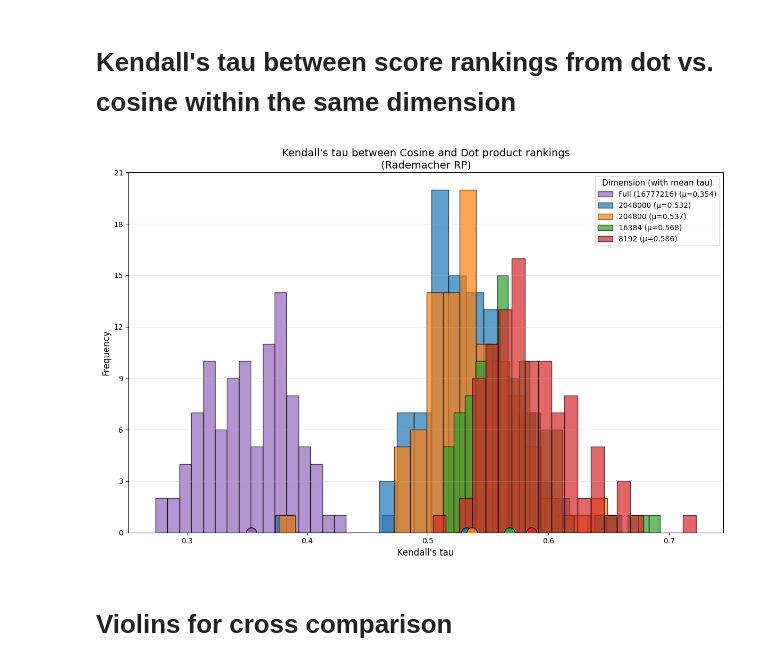
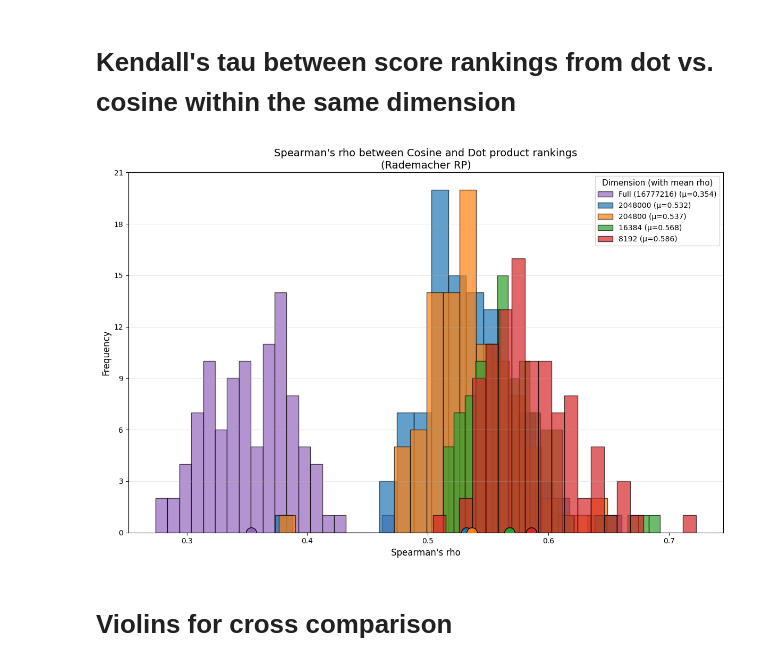
Before and after one commit to DarynaKalinchuk/Gradient_dimensionality_reduction, a Jupyter notebook: DAP_main_results.ipynb, the cells around one changed output. Saved outputs shown, nothing was run; the diff lists cells and outputs as text; code cells hidden in the pictures.

```diff
--- a/DAP_main_results.ipynb
+++ b/DAP_main_results.ipynb
@@ -665,37 +667,37 @@ dimensions = {
     '16384': (folders['rademacher']['16384']['cosine'], folders['rademacher']['16384']['dot']),
     '8192': (folders['rademacher']['8192']['cosine'], folders['rademacher']['8192']['dot'])
 }
 
 tau_results = {}
 for dim, (cos_path, dot_path) in dimensions.items():
     cosine_data = load_json_files(cos_path)
     dot_data = load_json_files(dot_path)
     tau_results[dim] = compute_metric(cosine_data, dot_data, metric='spearman')
 
 # Plot histograms
 plt.figure(figsize=(12, 8))
 colors = ['#9467bd', '#1f77b4', '#ff7f0e', '#2ca02c', '#d62728']
 
 # Calculate means and store them
 means = {dim: np.mean(scores) for dim, scores in tau_results.items()}
 
 for i, (dim, scores) in enumerate(tau_results.items()):
     plt.hist(scores, bins=20, alpha=0.7, label=f"{dim} (μ={means[dim]:.3f})",
              edgecolor='black', color=colors[i % len(colors)])
 
     plt.scatter(means[dim], 0, color=colors[i % len(colors)],
                 s=200, marker='o', edgecolor='black', zorder=5)
 
-plt.title("Kendall's tau between Cosine and Dot product rankings\n(Rademacher RP)", fontsize=14)
-plt.xlabel("Kendall's tau", fontsize=12)
+plt.title("Spearman's rho between Cosine and Dot product rankings\n(Rademacher RP)", fontsize=14)
+plt.xlabel("Spearman's rho", fontsize=12)
 plt.ylabel("Frequency", fontsize=12)
-plt.legend(title='Dimension (with mean tau)', fontsize=10, title_fontsize=11)
+plt.legend(title='Dimension (with mean rho)', fontsize=10, title_fontsize=11)
 plt.grid(axis='y', alpha=0.3)
 plt.gca().yaxis.set_major_locator(MaxNLocator(integer=True))
 plt.tight_layout()
 plt.show()
 # %% [output]
-[figure, old version]
+[figure, new version]
 # %% [markdown]
 # Violins for cross comparison
 # %%
```
Also changed, not shown: parts of 1 cell of this notebook.
